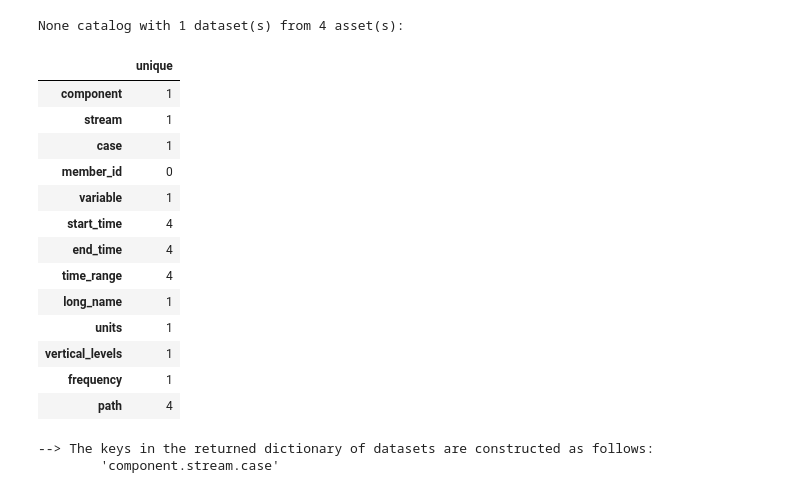
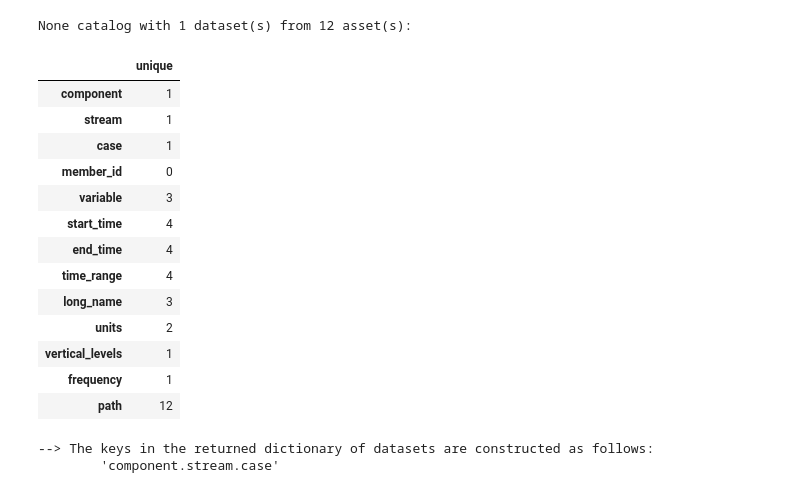
Before and after one commit to dan800/intake-esm, a Jupyter notebook: notebooks/read_catalog.ipynb, the cells around one changed output. Saved outputs shown, nothing was run; the diff lists cells and outputs as text; code cells hidden in the pictures.

```diff
--- a/notebooks/read_catalog.ipynb
+++ b/notebooks/read_catalog.ipynb
@@ -87,0 +59,5 @@ None catalog with 1 dataset(s) from 1260 asset(s):
+# %%
+col = intake.open_esm_datastore(
+    "/glade/work/marsh/intake-esm-catalogs/waccm_1deg_MA_BWma1850.json",
+)
+col
@@ -88,24 +80,24 @@ None catalog with 1 dataset(s) from 1260 asset(s):
 # %%
 cat = col.search(
-    variable='U',
+    variable=('U','V','T'),
 )
 cat
 # %% [output]
-None catalog with 1 dataset(s) from 4 asset(s):
+None catalog with 1 dataset(s) from 12 asset(s):
 |  | unique |
 | component | 1 |
 | stream | 1 |
 | case | 1 |
 | member_id | 0 |
-| variable | 1 |
+| variable | 3 |
 | start_time | 4 |
 | end_time | 4 |
 | time_range | 4 |
-| long_name | 1 |
-| units | 1 |
+| long_name | 3 |
+| units | 2 |
 | vertical_levels | 1 |
 | frequency | 1 |
-| path | 4 |
+| path | 12 |
 # %%
 
 dsets = cat.to_dataset_dict(cdf_kwargs={'chunks': {'time': 8}, 'decode_times': False})
```
Also changed, not shown: parts of 15 cells of this notebook, 1 other file.
